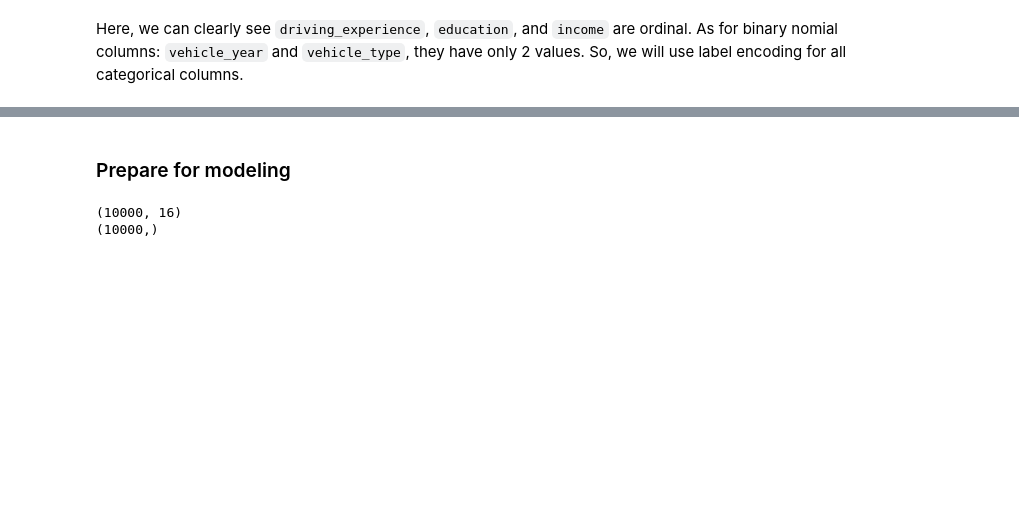
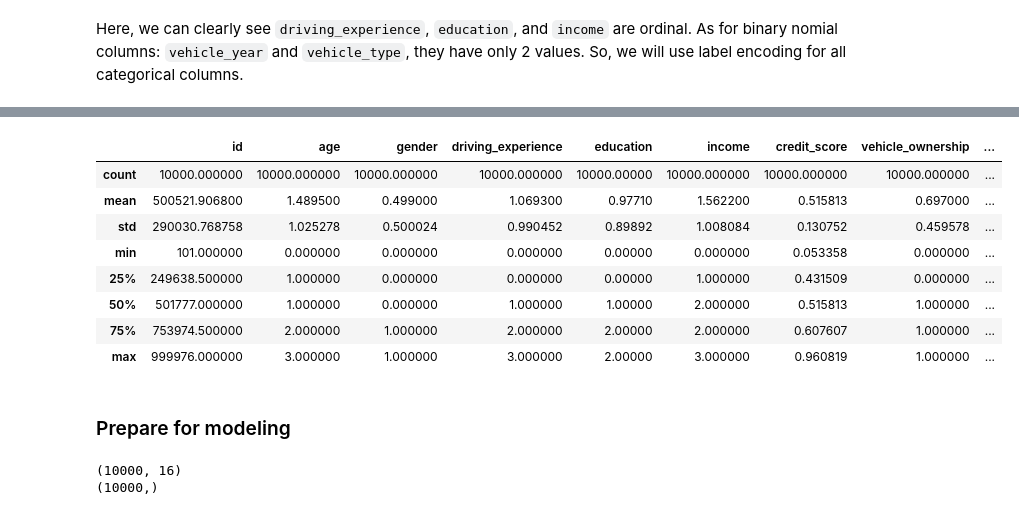
Before and after one commit to chawthinn/datacamp_associate_data_scientist_python, a Jupyter notebook: Modeling_Car_Insurance_Claim_Outcomes/notebook.ipynb, the cells around one changed output, grey strips where cells are left out. Drawn from its saved outputs; the diff is of its cells as text; code cells hidden in the pictures; blank space fills up the shorter version.

```diff
--- a/Modeling_Car_Insurance_Claim_Outcomes/notebook.ipynb
+++ b/Modeling_Car_Insurance_Claim_Outcomes/notebook.ipynb
@@ -214,0 +224,12 @@ memory usage: 1.4 MB
+# %%
+df.describe()
+# %% [output]
+|  | id | age | gender | driving_experience | education | income | credit_score | vehicle_ownership | ... |
+| count | 10000.000000 | 10000.000000 | 10000.000000 | 10000.000000 | 10000.00000 | 10000.000000 | 10000.000000 | 10000.000000 | ... |
+| mean | 500521.906800 | 1.489500 | 0.499000 | 1.069300 | 0.97710 | 1.562200 | 0.515813 | 0.697000 | ... |
+| std | 290030.768758 | 1.025278 | 0.500024 | 0.990452 | 0.89892 | 1.008084 | 0.130752 | 0.459578 | ... |
+| min | 101.000000 | 0.000000 | 0.000000 | 0.000000 | 0.00000 | 0.000000 | 0.053358 | 0.000000 | ... |
+| 25% | 249638.500000 | 1.000000 | 0.000000 | 0.000000 | 0.00000 | 1.000000 | 0.431509 | 0.000000 | ... |
+| 50% | 501777.000000 | 1.000000 | 0.000000 | 1.000000 | 1.00000 | 2.000000 | 0.515813 | 1.000000 | ... |
+| 75% | 753974.500000 | 2.000000 | 1.000000 | 2.000000 | 2.00000 | 2.000000 | 0.607607 | 1.000000 | ... |
+| max | 999976.000000 | 3.000000 | 1.000000 | 3.000000 | 2.00000 | 3.000000 | 0.960819 | 1.000000 | ... |
```
Also changed, not shown: parts of 9 cells of this notebook, 3 other files.
